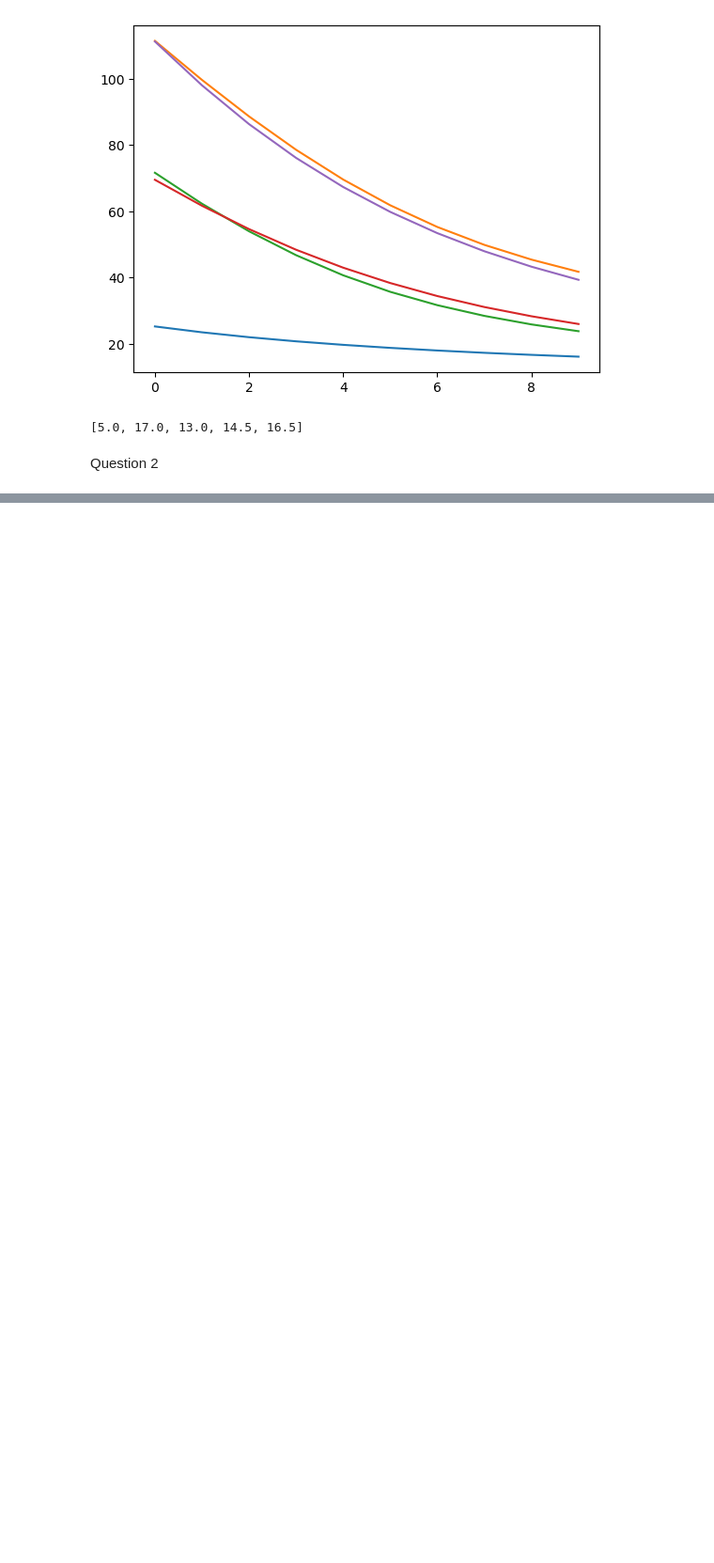
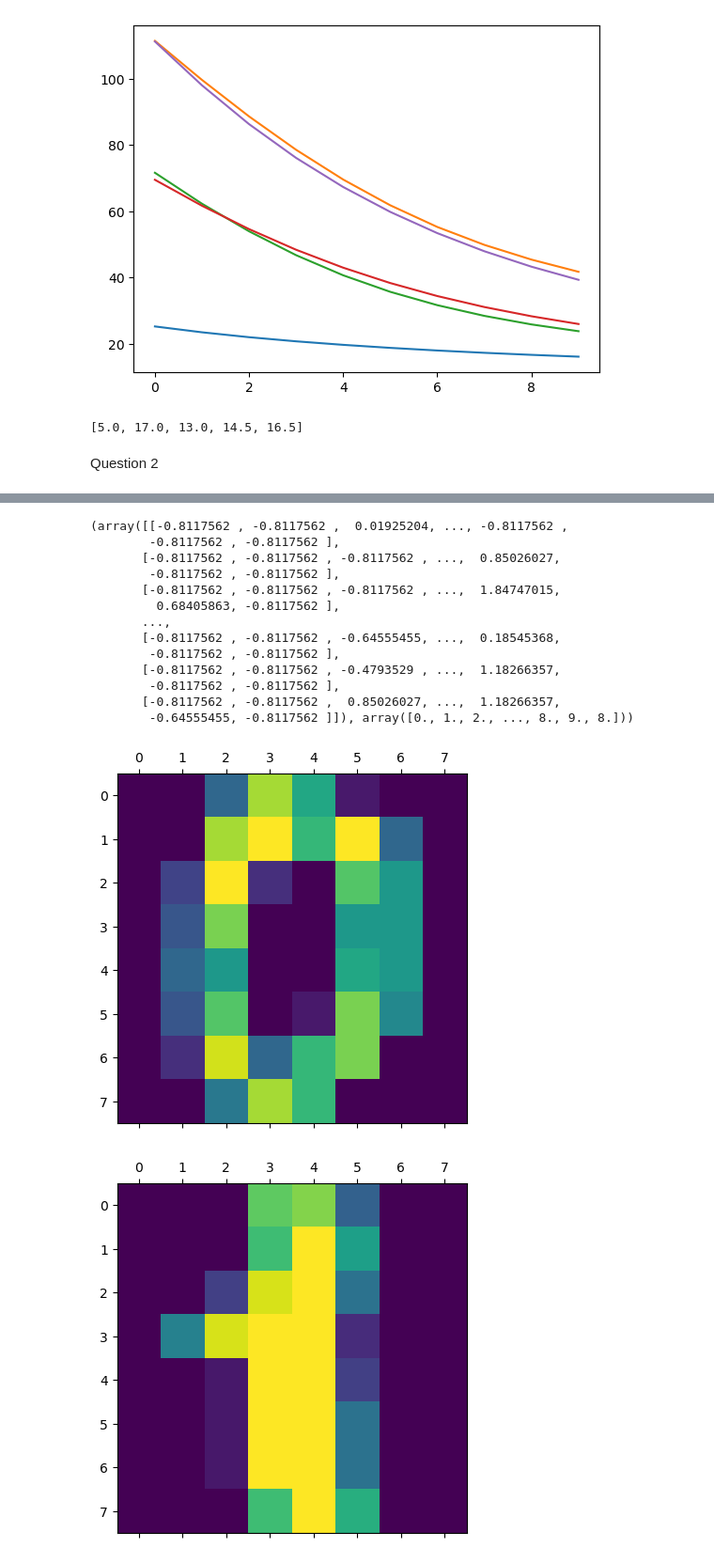
Before and after one commit to hayden000/Data-Analysis, a Jupyter notebook: data.ipynb, the cells around one changed output, grey strips where cells are left out. Shown at 94% size. Saved outputs shown, nothing was run; the diff lists cells and outputs as text; code cells hidden in the pictures; blank space fills up the shorter version.

```diff
--- a/data.ipynb
+++ b/data.ipynb
@@ -168,0 +172,77 @@ plt.plot(vals)
+# %%
+
+# data = pd.read_csv('DigitsDataSetForCW1.csv', sep=",")
+# Z = data[['c1', 'c2', 'c3', 'c4', 'c5', 'c6', 'c7', 'c8', 'c9', 'c10',
+#           'c11', 'c12', 'c13', 'c14', 'c15', 'c16', 'c17', 'c18', 'c19', 'c20',
+#           'c21', 'c22', 'c23', 'c24', 'c25', 'c26', 'c27', 'c28', 'c29', 'c30',
+#           'c31', 'c32', 'c33', 'c34', 'c35', 'c36', 'c37', 'c38', 'c39', 'c40',
+#           'c41', 'c42', 'c43', 'c44', 'c45', 'c46', 'c47', 'c48', 'c49', 'c50',
+#           'c51', 'c52', 'c53', 'c54', 'c55', 'c56', 'c57', 'c58', 'c59', 'c60',
+#           'c61', 'c62', 'c63', 'c64', 'c65']].to_numpy()
+dataset = pd.read_csv("DigitsDataSetForCW1.csv", sep=',').to_numpy()
+[X, Y] = dataset[:, :-1], dataset[:, -1]
+
+d01 = []
+d12 = []
+d23 = []
+d30 = []
+for i in range(len(dataset)):
+    if dataset[i, -1] == 0 or dataset[i, -1] == 1:
+        d01.append(dataset[i])
+    elif dataset[i, -1] == 1 or dataset[i, -1] == 2:
+        d12.append(dataset[i])
+    elif dataset[i, -1] == 2 or dataset[i, -1] == 3:
+        d23.append(dataset[i])
+    elif dataset[i, -1] == 3 or dataset[i, -1] == 0:
+        d30.append(dataset[i])
+
+d01_training = (X[:len(d01) // 2], Y[:len(d01) // 2])
+d01_testing = (X[len(d01) // 2:], Y[len(d01) // 2:])
+d12_training = (X[:len(d12) // 2], Y[:len(d12) // 2])
+d12_testing = (X[len(d12) // 2:], Y[len(d12) // 2:])
+d23_training = (X[:len(d23) // 2], Y[:len(d23) // 2])
+d23_testing = (X[len(d23) // 2:], Y[len(d23) // 2:])
+d30_training = (X[:len(d30) // 2], Y[:len(d30) // 2])
+d30_testing = (X[len(d30) // 2:], Y[len(d30) // 2:])
+
+d01_training_normalised = ((d01_training[0] - np.average(d01_training[0])) / np.std(d01_training[0]), d01_training[1])
+d01_testing_normalised = ((d01_testing[0] - np.average(d01_testing[0])) / np.std(d01_testing[0]), d01_testing[1])
+d12_training_normalised = ((d12_training[0] - np.average(d12_training[0])) / np.std(d12_training[0]), d12_training[1])
+d12_testing_normalised = ((d12_testing[0] - np.average(d12_testing[0])) / np.std(d12_testing[0]), d12_testing[1])
+d23_training_normalised = ((d23_training[0] - np.average(d23_training[0])) / np.std(d23_training[0]), d23_training[1])
+d23_testing_normalised = ((d23_testing[0] - np.average(d23_testing[0])) / np.std(d23_testing[0]), d23_testing[1])
+d30_training_normalised = ((d30_training[0] - np.average(d30_training[0])) / np.std(d30_training[0]), d30_training[1])
+d30_testing_normalised = ((d30_testing[0] - np.average(d30_testing[0])) / np.std(d30_testing[0]), d30_testing[1])
+
+lambda1 = np.transpose(np.full(11, 0.01))
+d = 50
+N = 0.0001
+D = generateData(d, N)
+x_training, x_testing, y_training, y_testing = split(D, 50)
+eta = 0.0001
+epoch = []
+itterations = 10
+
+lambda0 = np.random.normal(0, N, 65)
+for epoch in range (0, d):
+    for i in range(len(X_train)):
+
+for k in range(0, 10):
+    image_matrix = np.reshape(X[k], (8, 8))
+    plt.matshow(image_matrix)
+# %% [output]
+(array([[-0.8117562 , -0.8117562 ,  0.01925204, ..., -0.8117562 ,
+        -0.8117562 , -0.8117562 ],
+       [-0.8117562 , -0.8117562 , -0.8117562 , ...,  0.85026027,
+        -0.8117562 , -0.8117562 ],
+       [-0.8117562 , -0.8117562 , -0.8117562 , ...,  1.84747015,
+         0.68405863, -0.8117562 ],
+       ...,
+       [-0.8117562 , -0.8117562 , -0.64555455, ...,  0.18545368,
+        -0.8117562 , -0.8117562 ],
+       [-0.8117562 , -0.8117562 , -0.4793529 , ...,  1.18266357,
+        -0.8117562 , -0.8117562 ],
+       [-0.8117562 , -0.8117562 ,  0.85026027, ...,  1.18266357,
+        -0.64555455, -0.8117562 ]]), array([0., 1., 2., ..., 8., 9., 8.]))
+[figure, added]
+[figure, added]
```
Also changed, not shown: parts of 3 cells of this notebook, 1 other file.
